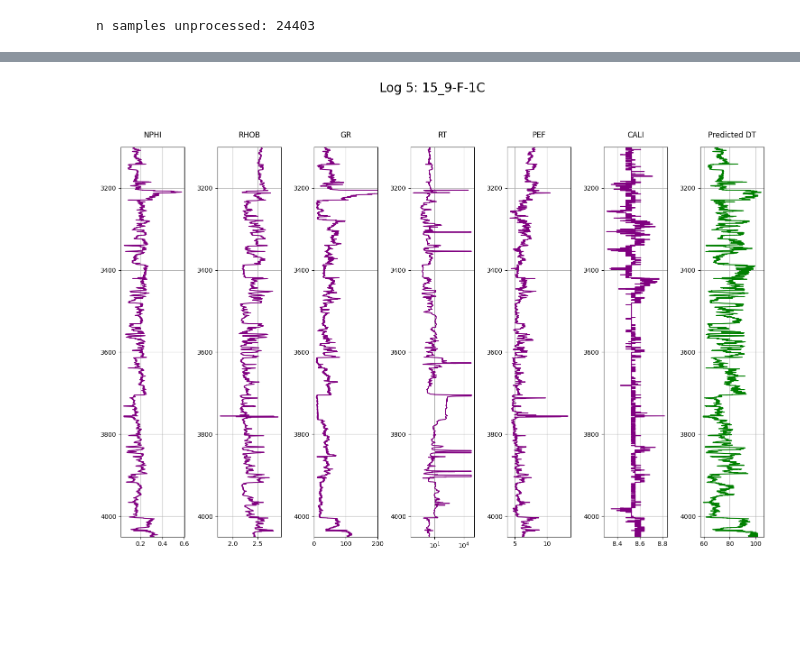
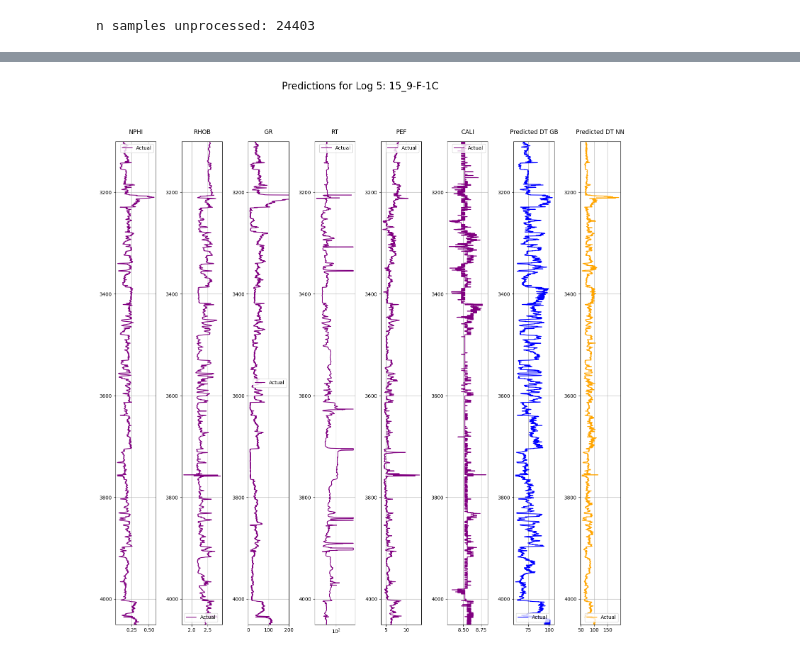
Before and after one commit to OrionXV/-Volve-Well-Log-Prediction, a Jupyter notebook: notebooks/DefaultPredictors.ipynb, the cells around one changed output, grey strips where cells are left out. Drawn from its saved outputs; the diff is of its cells as text; code cells hidden in the pictures; blank space fills up the shorter version.

```diff
--- a/notebooks/DefaultPredictors.ipynb
+++ b/notebooks/DefaultPredictors.ipynb
@@ -272,7 +503,26 @@ y = train[target_name].values
 scaler.fit(y.reshape(-1,1))
 
 # Inverse transform  y_val, y_pred
-y_val1, y_pred1 = scaler.inverse_transform(y_val1.reshape(-1,1)), scaler.inverse_transform(y_pred1.reshape(-1,1))
-y_val3, y_pred3 = scaler.inverse_transform(y_val3.reshape(-1,1)), scaler.inverse_transform(y_pred3.reshape(-1,1))
-y_val4, y_pred4 = scaler.inverse_transform(y_val4.reshape(-1,1)), scaler.inverse_transform(y_pred4.reshape(-1,1))
+y_val1 = scaler.inverse_transform(y_val1.reshape(-1,1))
+y_val3 = scaler.inverse_transform(y_val3.reshape(-1,1))
+y_val4 = scaler.inverse_transform(y_val4.reshape(-1,1))
+
+
+# Define a list to hold all predictions
+all_predictions = [y_pred1_grad_boost, y_pred3_grad_boost, y_pred4_grad_boost,
+                   y_pred1_nn, y_pred3_nn, y_pred4_nn,
+                   #y_pred1_lstm, y_pred3_lstm, y_pred4_lstm,
+                   #y_pred1_transformer, y_pred3_transformer, y_pred4_transformer
+                   ]
+
+# Inverse transform all predictions
+all_predictions_inverse = [scaler.inverse_transform(pred.reshape(-1, 1)) for pred in all_predictions]
+
+# Split the transformed predictions back into separate variables
+(
+    y_pred1_grad_boost_inv,  y_pred3_grad_boost_inv, y_pred4_grad_boost_inv,
+    y_pred1_nn_inv, y_pred3_nn_inv, y_pred4_nn_inv,
+    #y_pred1_lstm_inv, y_pred3_lstm_inv, y_pred4_lstm_inv,
+    #y_pred1_transformer_inv, y_pred3_transformer_inv, y_pred4_transformer_inv
+) = all_predictions_inverse
 # %%
@@ -341,3 +633,0 @@ y_pred5 = scaler.inverse_transform(y_pred5.reshape(-1,1))
-# %%
-log2['DT'] = y_pred2
-log5['DT'] = y_pred5
@@ -349,0 +634,12 @@ See the caveats in the documentation: https://pandas.pydata.org/pandas-docs/stab
+# %%
+# Add predictions for log 2 to the dataframes
+log2['DT_grad_boost'] = y_pred2_grad_boost
+log2['DT_nn'] = y_pred2_nn
+#log2['DT_lstm'] = y_pred2_lstm
+#log2['DT_transformer'] = y_pred2_transformer
+
+# Add predictions for log 5 to the dataframes
+log5['DT_grad_boost'] = y_pred5_grad_boost
+log5['DT_nn'] = y_pred5_nn
+#log5['DT_lstm'] = y_pred5_lstm
+#log5['DT_transformer'] = y_pred5_transformer
@@ -400,4 +735,6 @@ makeplotpred(log2,"Log 2: 15_9-F-11B")
 # %%
-makeplotpred(log5,"Log 5: 15_9-F-1C")
+makeplotpred(log5,
+             ['purple', 'purple', 'purple', 'purple', 'purple', 'purple',  'blue', 'orange'],
+             suptitle_str="Predictions for Log 5: 15_9-F-1C")
 # %% [output]
-[figure, old version]
+[figure, new version]
```
Also changed, not shown: parts of 34 cells of this notebook.
